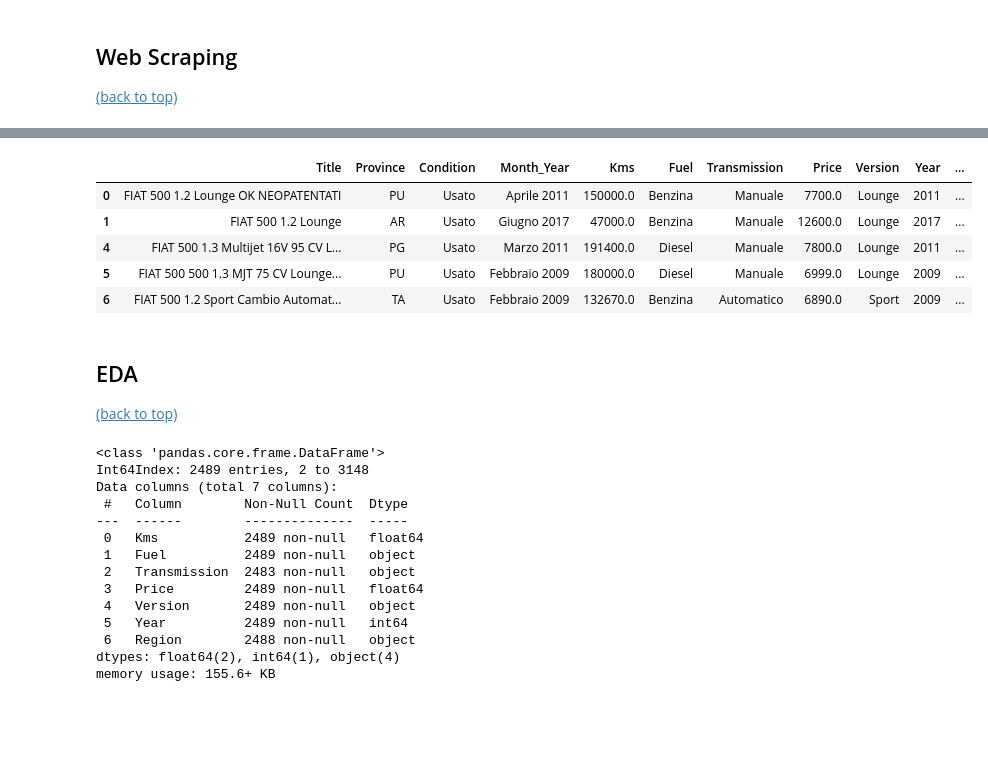
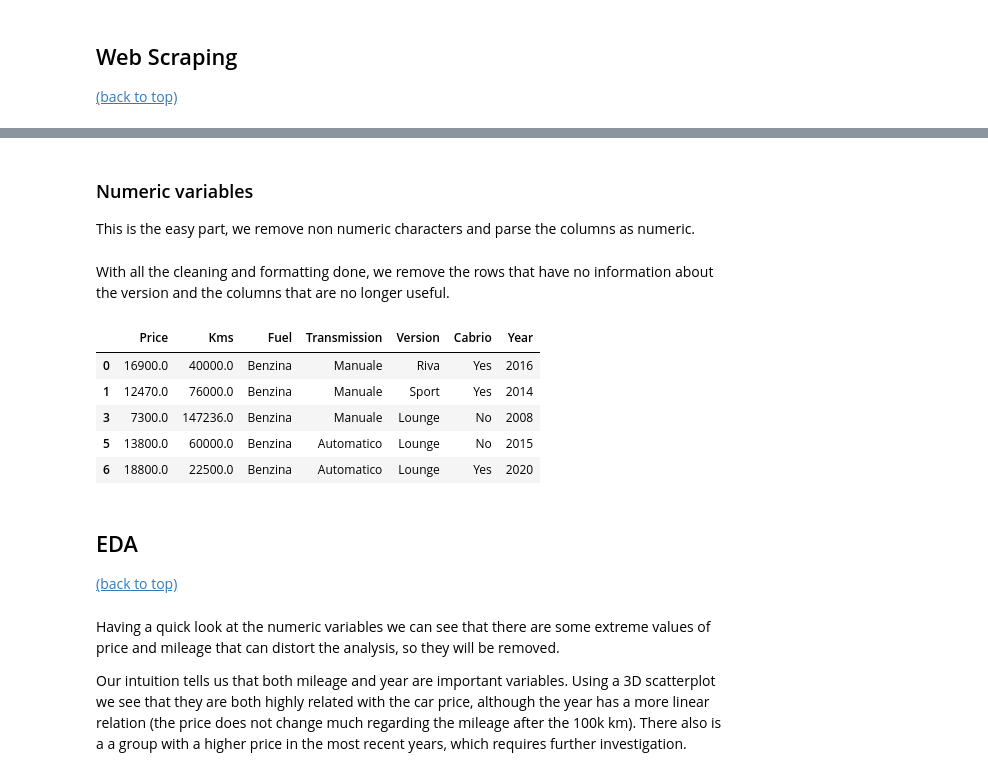
Before and after one commit to Nico-Mori/personal-projects, a Jupyter notebook: source_codes/Fiat 500/Fiat500.ipynb, the cells around one changed output, grey strips where cells are left out. Saved outputs shown, nothing was run; the diff lists cells and outputs as text; code cells hidden in the pictures; blank space fills up the shorter version.

```diff
--- a/source_codes/Fiat 500/Fiat500.ipynb
+++ b/source_codes/Fiat 500/Fiat500.ipynb
@@ -55,6 +66,6 @@ import seaborn as sns
 # %%
 #Load webdriver
-driver = webdriver.Chrome(ChromeDriverManager().install())
+driver = webdriver.Chrome(service=Service(ChromeDriverManager().install()))
 
 #Open page
 driver.get('https://www.automobile.it/fiat-500-usate?anno_fino_a=2021&immatricolazione=2007')
@@ -225,14 +164,33 @@ fiat_500.head()
 # %%
+#Equipment version extraction
 conditions = [fiat_500['Title'].str.contains('Lounge', case=False),
               fiat_500['Title'].str.contains('Pop', case=False),
               fiat_500['Title'].str.contains('Collezione', case=False),
+              fiat_500['Title'].str.contains('Dolcevita', case=False),
+              fiat_500['Title'].str.contains('Riva', case=False),
+              fiat_500['Title'].str.contains('Cult', case=False),
+              fiat_500['Title'].str.contains('Icon', case=False),
               fiat_500['Title'].str.contains('Star', case=False),
               fiat_500['Title'].str.contains('Sport', case=False),
               fiat_500['Title'].str.contains('S ', case=False),
               fiat_500['Title'].str.contains(' S', case=False),
               fiat_500['Title'].str.contains('"S"', case=False)]
 
-choices = ['Lounge', 'Pop', 'Collezione', 'Star', 'Sport', 'Sport', 'Sport', 'Sport']
+choices = ['Lounge','Pop','Collezione','Dolcevita','Riva','Cult','Icon','Star','Sport','Sport','Sport','Sport']
+fiat_500['Version'] = np.select(conditions, choices, default='No info')
 
-fiat_500['Version'] = np.select(conditions, choices, default='None')
+#Cabrio variable generation
+fiat_500['Cabrio'] =  np.where(fiat_500['Title'].str.contains('Cabrio | 500C | C ', case=False), 'Yes', 'No')
+
+#Fuel cleansing
+fiat_500['Fuel'] = [i.replace(' - Euro ','') for i in fiat_500['Fuel']]
+fiat_500['Fuel'] = fiat_500['Fuel'].str.replace('\d+', '', regex=True)
+fiat_500['Fuel'] = [i.replace('Metano','GPL') for i in fiat_500['Fuel']]
+
+#Transmission
+fiat_500['Transmission'] = [i.replace('Semiautomatico','Automatico') for i in fiat_500['Transmission']]
+# %% [markdown]
+### Numeric variables
+
+This is the easy part, we remove non numeric characters and parse the columns as numeric.
 # %%
@@ -248,49 +204,31 @@ fiat_500['Fuel'] = fiat_500['Fuel'].str.replace('\d+', '', regex=True)
 fiat_500['Year'] = fiat_500['Month_Year'].str.strip().str[-4:]
 fiat_500['Year'] = pd.to_numeric(fiat_500['Year'])
-# %%
-provinces = pd.read_csv('it_provinces.csv', sep=';',  keep_default_na=False)
-
-fiat_500['Province'] = fiat_500['Province'].str.strip().str[-3:-1]
-fiat_500 = fiat_500.merge(provinces, on='Province', how='left')
+# %% [markdown]
+With all the cleaning and formatting done, we remove the rows that have no information about the version and the columns that are no longer useful.
 # %%
+#Dropping unnecesary rows
 fiat_500 = fiat_500[~fiat_500['Title'].str.contains('Abarth', case=False)]
-fiat_500 = fiat_500[~fiat_500['Title'].str.contains('C ', case=False)]
-fiat_500 = fiat_500[fiat_500['Version']!='None']
+fiat_500 = fiat_500[fiat_500['Version']!='No info']
 
-fiat_500.drop(['Month_Year', 'Condition', 'Province', 'Name', 'Title'], axis=1)
+#Dropping unnecessary columns
+fiat_500 = fiat_500.drop(['Month_Year', 'Title'], axis=1)
 
-#fiat_500=fiat_500.drop_duplicates()
-
+#Clean df check
 fiat_500.head()
-
-#Verificare risultato finale
 # %% [output]
-|  | Title | Province | Condition | Month_Year | Kms | Fuel | Transmission | Price | Version | Year | ... |
-| 0 | FIAT 500 1.2 Lounge OK NEOPATENTATI | PU | Usato | Aprile 2011 | 150000.0 | Benzina | Manuale | 7700.0 | Lounge | 2011 | ... |
-| 1 | FIAT 500 1.2 Lounge | AR | Usato | Giugno 2017 | 47000.0 | Benzina | Manuale | 12600.0 | Lounge | 2017 | ... |
-| 4 | FIAT 500 1.3 Multijet 16V 95 CV L... | PG | Usato | Marzo 2011 | 191400.0 | Diesel | Manuale | 7800.0 | Lounge | 2011 | ... |
-| 5 | FIAT 500 500 1.3 MJT 75 CV Lounge... | PU | Usato | Febbraio 2009 | 180000.0 | Diesel | Manuale | 6999.0 | Lounge | 2009 | ... |
-| 6 | FIAT 500 1.2 Sport Cambio Automat... | TA | Usato | Febbraio 2009 | 132670.0 | Benzina | Automatico | 6890.0 | Sport | 2009 | ... |
+|  | Price | Kms | Fuel | Transmission | Version | Cabrio | Year |
+| 0 | 16900.0 | 40000.0 | Benzina | Manuale | Riva | Yes | 2016 |
+| 1 | 12470.0 | 76000.0 | Benzina | Manuale | Sport | Yes | 2014 |
+| 3 | 7300.0 | 147236.0 | Benzina | Manuale | Lounge | No | 2008 |
+| 5 | 13800.0 | 60000.0 | Benzina | Automatico | Lounge | No | 2015 |
+| 6 | 18800.0 | 22500.0 | Benzina | Automatico | Lounge | Yes | 2020 |
 # %% [markdown]
 <a id='eda' />
 
 ## EDA
 [(back to top)](#content)
-# %%
-fiat_500.info()
-# %% [output]
-<class 'pandas.core.frame.DataFrame'>
-Int64Index: 2489 entries, 2 to 3148
-Data columns (total 7 columns):
- #   Column        Non-Null Count  Dtype
----  ------        --------------  -----
- 0   Kms           2489 non-null   float64
- 1   Fuel          2489 non-null   object
- 2   Transmission  2483 non-null   object
- 3   Price         2489 non-null   float64
- 4   Version       2489 non-null   object
- 5   Year          2489 non-null   int64
- 6   Region        2488 non-null   object
-dtypes: float64(2), int64(1), object(4)
-memory usage: 155.6+ KB
+# %% [markdown]
+Having a quick look at the numeric variables we can see that there are some extreme values of price and mileage that can distort the analysis, so they will be removed.
+
+Our intuition tells us that both mileage and year are important variables. Using a 3D scatterplot we see that they are both highly related with the car price, although the year has a more linear relation (the price does not change much regarding the mileage after the 100k km). There also is a a group with a higher price in the most recent years, which requires further investigation.
 # %%
```
Also changed, not shown: parts of 45 cells of this notebook, 4 other files.
